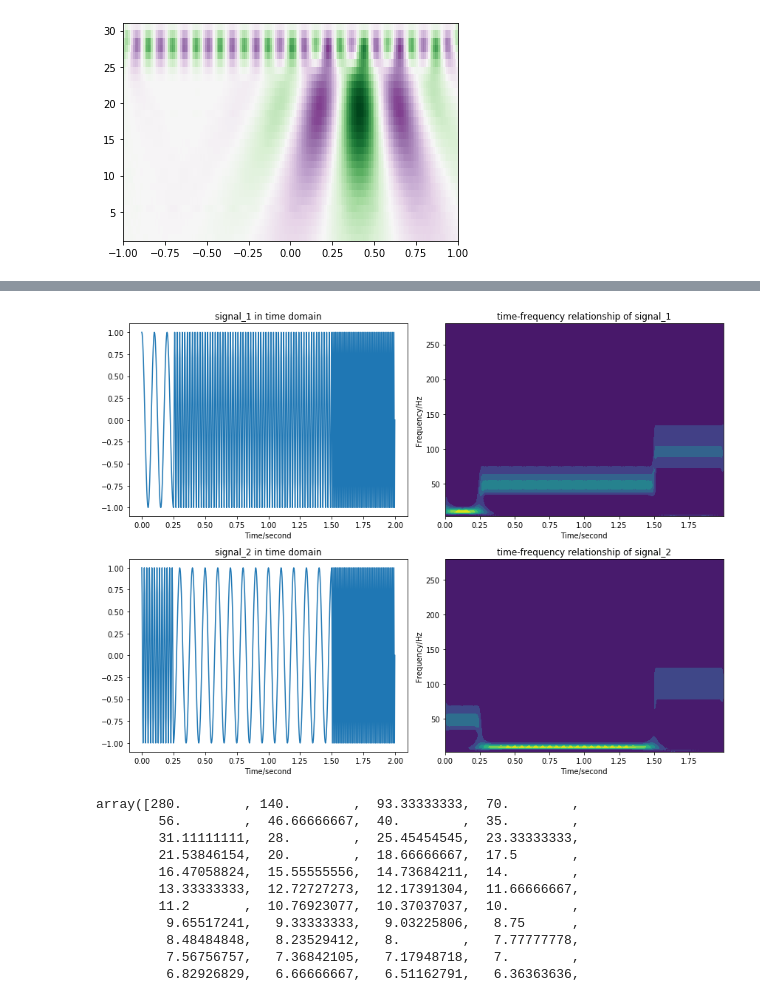
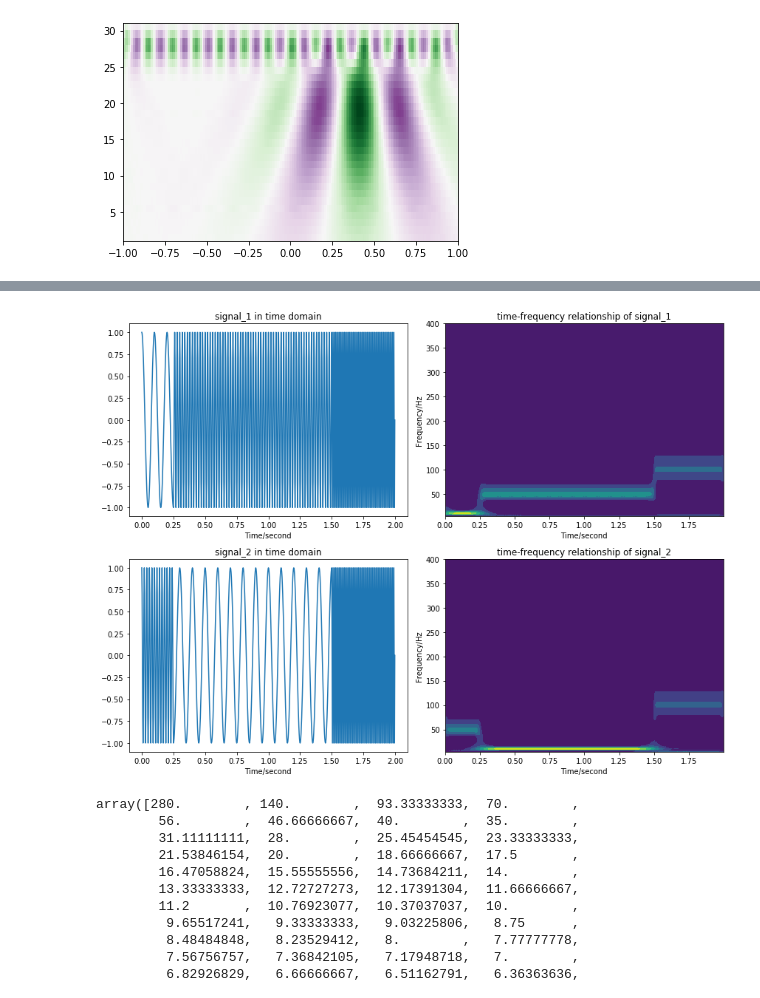
Before and after one commit to ChihHsiangChien/waveletStudy, a Jupyter notebook: 訊號產生.ipynb, the cells around one changed output, grey strips where cells are left out. Drawn from its saved outputs; the diff is of its cells as text; code cells hidden in the pictures.

```diff
--- a/訊號產生.ipynb
+++ b/訊號產生.ipynb
@@ -554,46 +403,50 @@ fs = 400                     #取樣頻率
 num_samples = duration * fs  #樣本數
 
 
-t = np.linspace(0, duration, num_samples, endpoint=False)
+t = np.linspace(0, duration, num_samples, endpoint = False)
 cond = [t<0.25, (t>=0.25)&(t<1.5), t>=1.5]
-f1 = lambda t: np.cos(2*np.pi*10*t)
-f2 = lambda t: np.cos(2*np.pi*50*t)
-f3 = lambda t: np.cos(2*np.pi*100*t)
+f1 = lambda t: np.cos(2 * np.pi * 10 * t )
+f2 = lambda t: np.cos(2 * np.pi * 50 * t )
+f3 = lambda t: np.cos(2 * np.pi *100 * t )
 
 y1 = np.piecewise(t, cond, [f1, f2, f3])
 y2 = np.piecewise(t, cond, [f2, f1, f3])
 
-cwtmatr1, freqs1 = pywt.cwt(y1, np.arange(1, 100), 'cgau8', 1/fs)
-cwtmatr2, freqs2 = pywt.cwt(y2, np.arange(1, 100), 'cgau8', 1/fs)
+
+#小波分析
+wavename = 'cmor1.5-1.0'
+
+cwtmatr1, freqs1 = pywt.cwt(y1, np.arange(1, 100), wavename, 1/fs)
+cwtmatr2, freqs2 = pywt.cwt(y2, np.arange(1, 100), wavename, 1/fs)
 
 plt.figure(figsize=(12, 9))
 
 plt.subplot(221)
 plt.plot(t, y1)
 plt.title('signal_1 in time domain')
 plt.xlabel('Time/second')
 
 plt.subplot(222)
 plt.contourf(t, freqs1, abs(cwtmatr1))
 plt.title('time-frequency relationship of signal_1')
 plt.xlabel('Time/second')
 plt.ylabel('Frequency/Hz')
 
 plt.subplot(223)
 plt.plot(t, y2)
 plt.title('signal_2 in time domain')
 plt.xlabel('Time/second')
 
 plt.subplot(224)
 plt.contourf(t, freqs2, abs(cwtmatr2))
 plt.title('time-frequency relationship of signal_2')
 plt.xlabel('Time/second')
 plt.ylabel('Frequency/Hz')
 
 plt.tight_layout()
 plt.show()
 # %% [output]
-[figure, old version]
+[figure, new version]
 # %%
 freqs1
 # %% [output]
```
Also changed, not shown: parts of 10 cells of this notebook, 2 other files.
